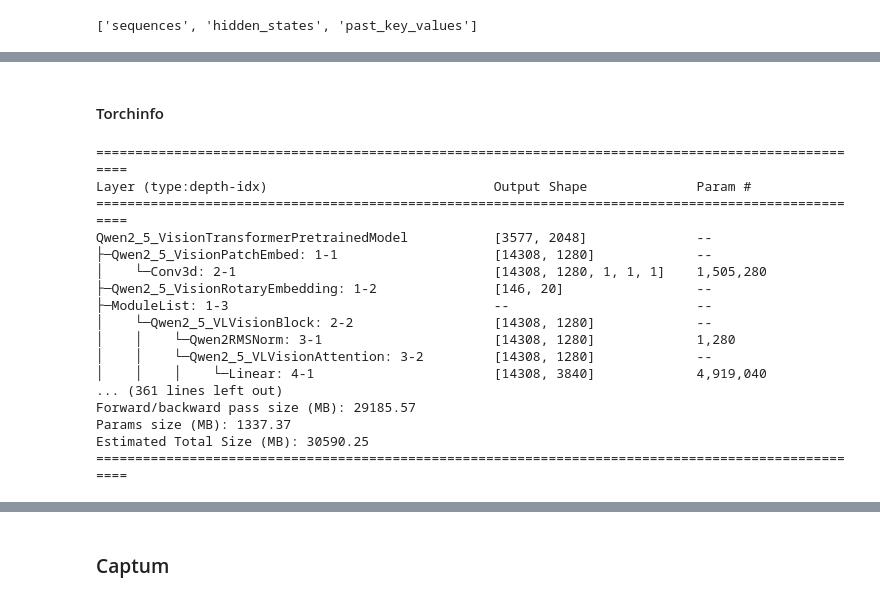
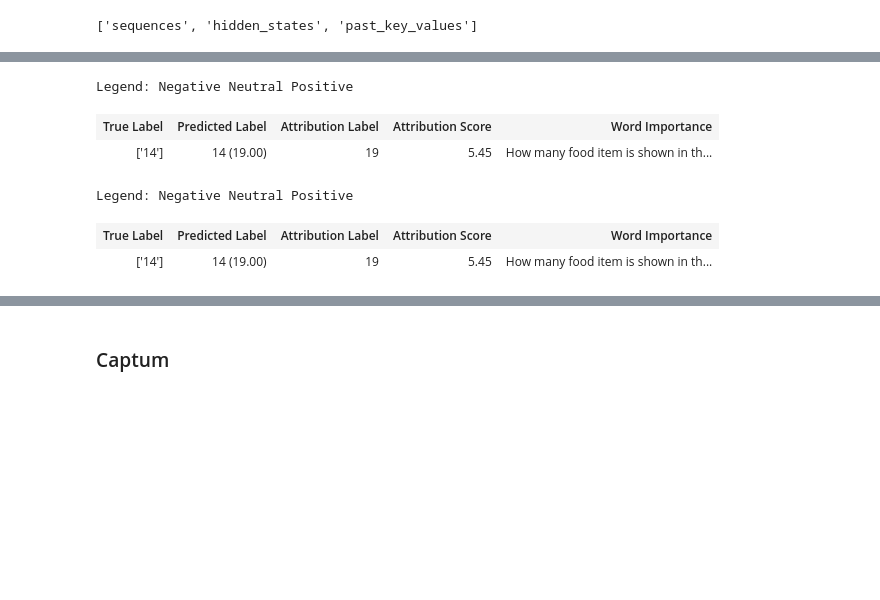
Before and after one commit to serval-uni-lu/xai-vdoc-benchmark, a Jupyter notebook: notebooks/test.ipynb, the cells around one changed output, grey strips where cells are left out. Saved outputs shown, nothing was run; the diff lists cells and outputs as text; code cells hidden in the pictures; blank space fills up the shorter version.

```diff
--- a/notebooks/test.ipynb
+++ b/notebooks/test.ipynb
@@ -2481,0 +2407,7 @@ processor.batch_decode(gen_ids_new, skip_special_tokens=False, clean_up_tokeniza
+# %%
+prompts_score = result["prompt_scores_raw"]
+text_attributions_norm = np.abs(prompts_score).max()
+text_attr = prompts_score / text_attributions_norm
+text_attr_vis = (2 * text_attr) -1
+# %%
+question = records[0]["question"]
@@ -2482,34 +2430,25 @@ processor.batch_decode(gen_ids_new, skip_special_tokens=False, clean_up_tokeniza
+# %%
+from captum.attr import visualization
+
+pred_class = records[0]["prediction"]
+true_class = records[0]["gold_answers"]
+
+vis_data_records = [visualization.VisualizationDataRecord(
+                            text_attr_vis,
+                            target_token,
+                            pred_class,
+                            true_class,
+                            target_token,
+                            text_attr_vis.sum(),
+                            question.split(),
+                            0.0)]
+visualization.visualize_text(vis_data_records)
+# %% [output]
+Legend: Negative Neutral Positive
+| True Label | Predicted Label | Attribution Label | Attribution Score | Word Importance |
+| ['14'] | 14 (19.00) | 19 | 5.45 | How many food item is shown in th... |
+Legend: Negative Neutral Positive
+| True Label | Predicted Label | Attribution Label | Attribution Score | Word Importance |
+| ['14'] | 14 (19.00) | 19 | 5.45 | How many food item is shown in th... |
 # %%
 torch.cuda.empty_cache()
-# %% [markdown]
-#### Torchinfo
-# %%
-from torchinfo import summary
-
-summary(model.visual, input_data=(
-                        #inputs["input_ids"],
-                           #inputs["attention_mask"],
-                           inputs["pixel_values"],
-                           inputs["image_grid_thw"]
-                           ),
-                batch_dim=1,
-        depth=5
-        )
-# %% [output]
-====================================================================================================
-Layer (type:depth-idx)                             Output Shape              Param #
-====================================================================================================
-Qwen2_5_VisionTransformerPretrainedModel           [3577, 2048]              --
-├─Qwen2_5_VisionPatchEmbed: 1-1                    [14308, 1280]             --
-│    └─Conv3d: 2-1                                 [14308, 1280, 1, 1, 1]    1,505,280
-├─Qwen2_5_VisionRotaryEmbedding: 1-2               [146, 20]                 --
-├─ModuleList: 1-3                                  --                        --
-│    └─Qwen2_5_VLVisionBlock: 2-2                  [14308, 1280]             --
-│    │    └─Qwen2RMSNorm: 3-1                      [14308, 1280]             1,280
-│    │    └─Qwen2_5_VLVisionAttention: 3-2         [14308, 1280]             --
-│    │    │    └─Linear: 4-1                       [14308, 3840]             4,919,040
-... (361 lines left out)
-Forward/backward pass size (MB): 29185.57
-Params size (MB): 1337.37
-Estimated Total Size (MB): 30590.25
-====================================================================================================
```
Also changed, not shown: parts of 63 cells of this notebook, 6 other files.
